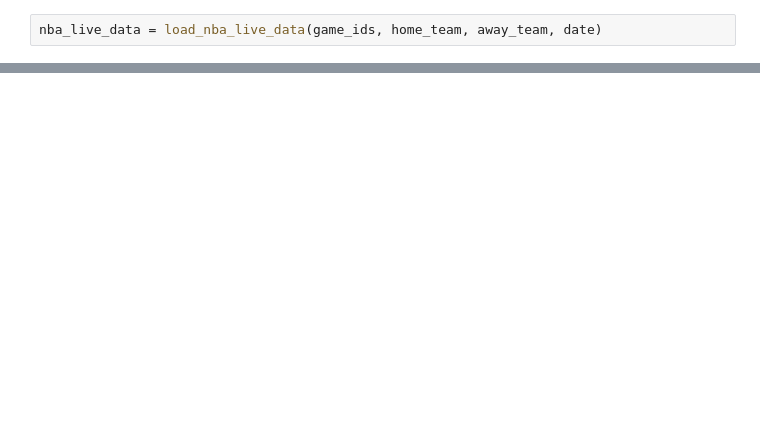
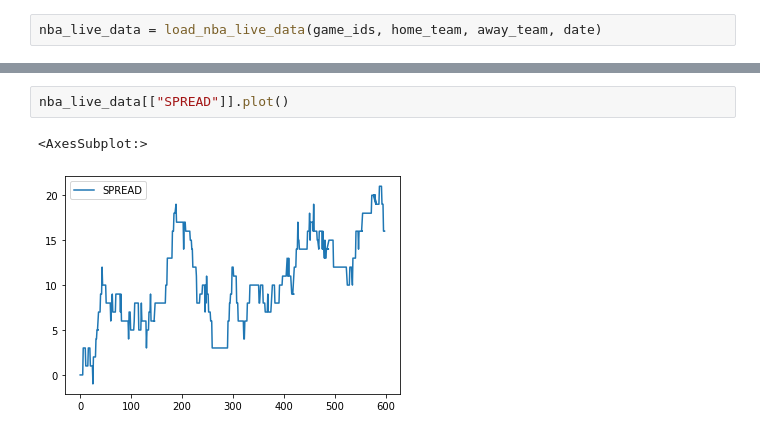
Before and after one commit to Mcruz-G/sportique, a Jupyter notebook: sportique.ipynb, the cells around one changed output, grey strips where cells are left out. Drawn from its saved outputs; the diff is of its cells as text; blank space fills up the shorter version.

```diff
--- a/sportique.ipynb
+++ b/sportique.ipynb
@@ -38,0 +57,5 @@ plt.show()
+# %%
+nba_live_data[["SPREAD"]].plot()
+# %% [output]
+<AxesSubplot:>
+[figure, added]
```
Also changed, not shown: parts of 6 cells of this notebook, 3 other files.
